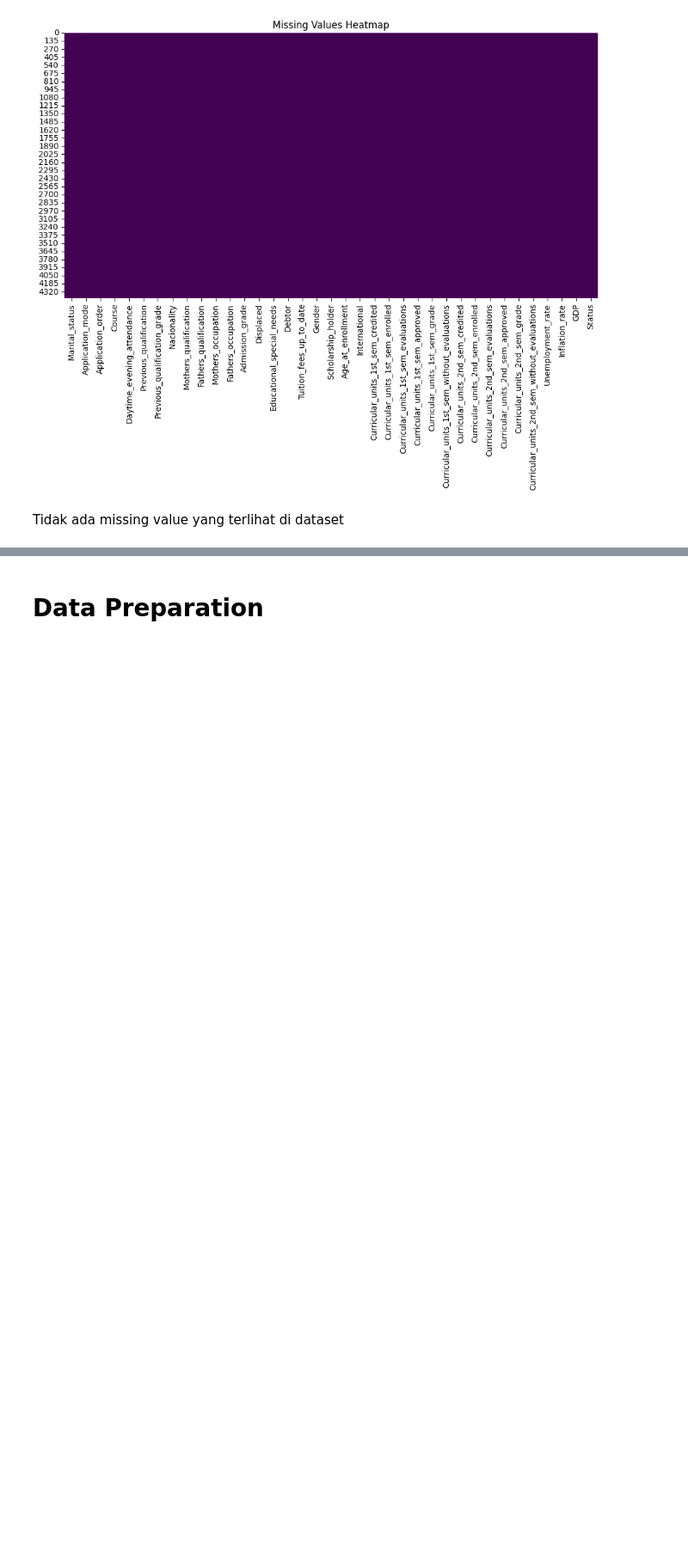
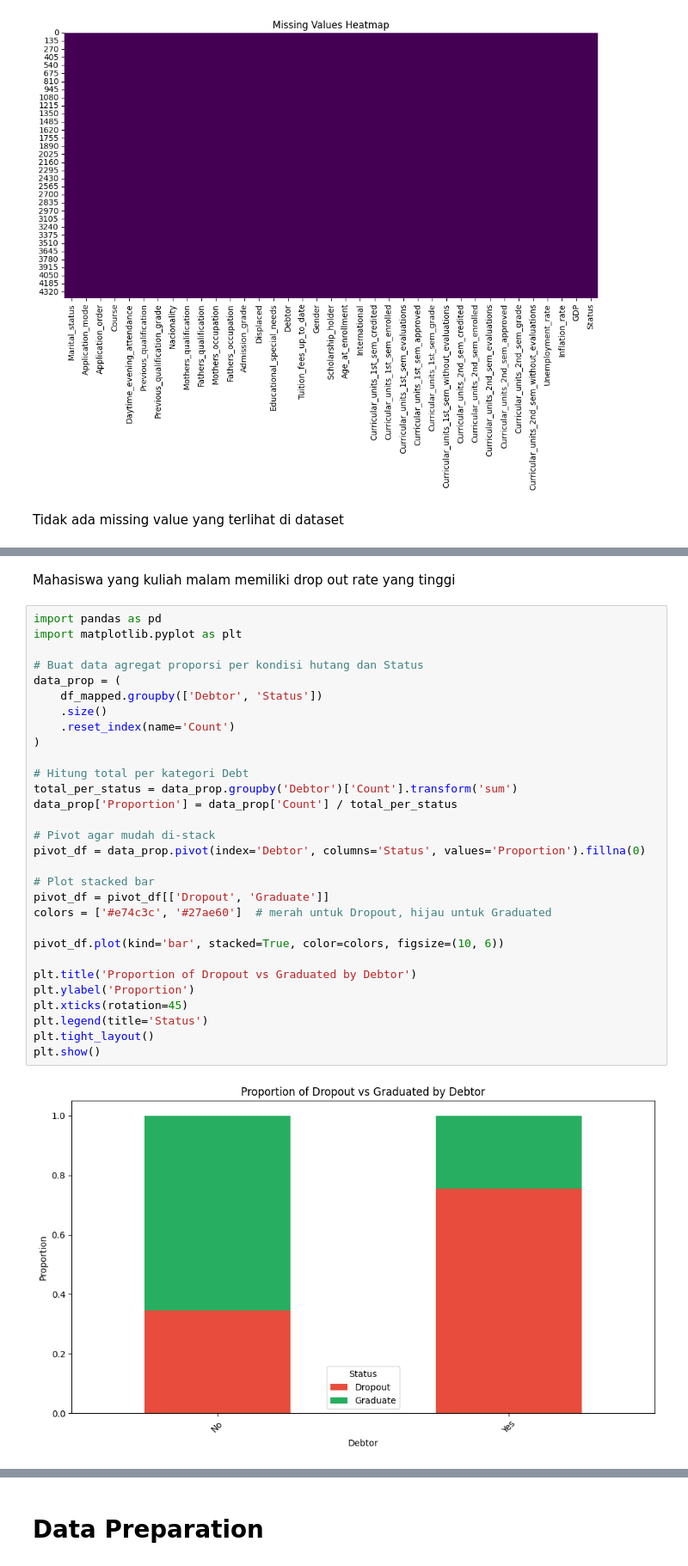
Before and after one commit to marisdarmawan/Dropout_Prediction, a Jupyter notebook: notebook.ipynb, the cells around one changed output, grey strips where cells are left out. Shown at 86% size. Saved outputs shown, nothing was run; the diff lists cells and outputs as text; blank space fills up the shorter version.

```diff
--- a/notebook.ipynb
+++ b/notebook.ipynb
@@ -121,0 +381,34 @@ Tidak ada missing value yang terlihat di dataset
+# %% [markdown]
+Mahasiswa yang kuliah malam memiliki drop out rate yang tinggi
+# %%
+import pandas as pd
+import matplotlib.pyplot as plt
+
+# Buat data agregat proporsi per kondisi hutang dan Status
+data_prop = (
+    df_mapped.groupby(['Debtor', 'Status'])
+    .size()
+    .reset_index(name='Count')
+)
+
+# Hitung total per kategori Debt
+total_per_status = data_prop.groupby('Debtor')['Count'].transform('sum')
+data_prop['Proportion'] = data_prop['Count'] / total_per_status
+
+# Pivot agar mudah di-stack
+pivot_df = data_prop.pivot(index='Debtor', columns='Status', values='Proportion').fillna(0)
+
+# Plot stacked bar
+pivot_df = pivot_df[['Dropout', 'Graduate']]
+colors = ['#e74c3c', '#27ae60']  # merah untuk Dropout, hijau untuk Graduated
+
+pivot_df.plot(kind='bar', stacked=True, color=colors, figsize=(10, 6))
+
+plt.title('Proportion of Dropout vs Graduated by Debtor')
+plt.ylabel('Proportion')
+plt.xticks(rotation=45)
+plt.legend(title='Status')
+plt.tight_layout()
+plt.show()
+# %% [output]
+[figure, added]
```
Also changed, not shown: parts of 26 cells of this notebook, 1 other file.
